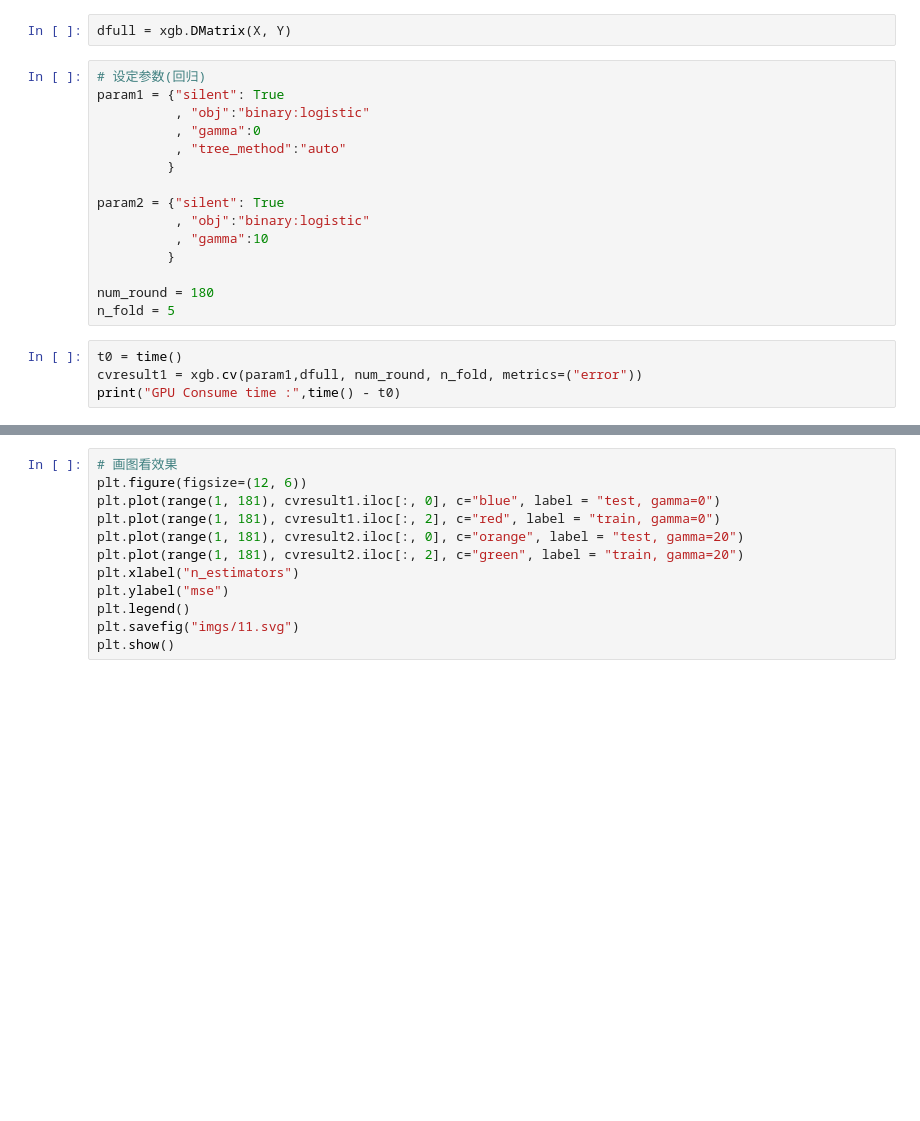
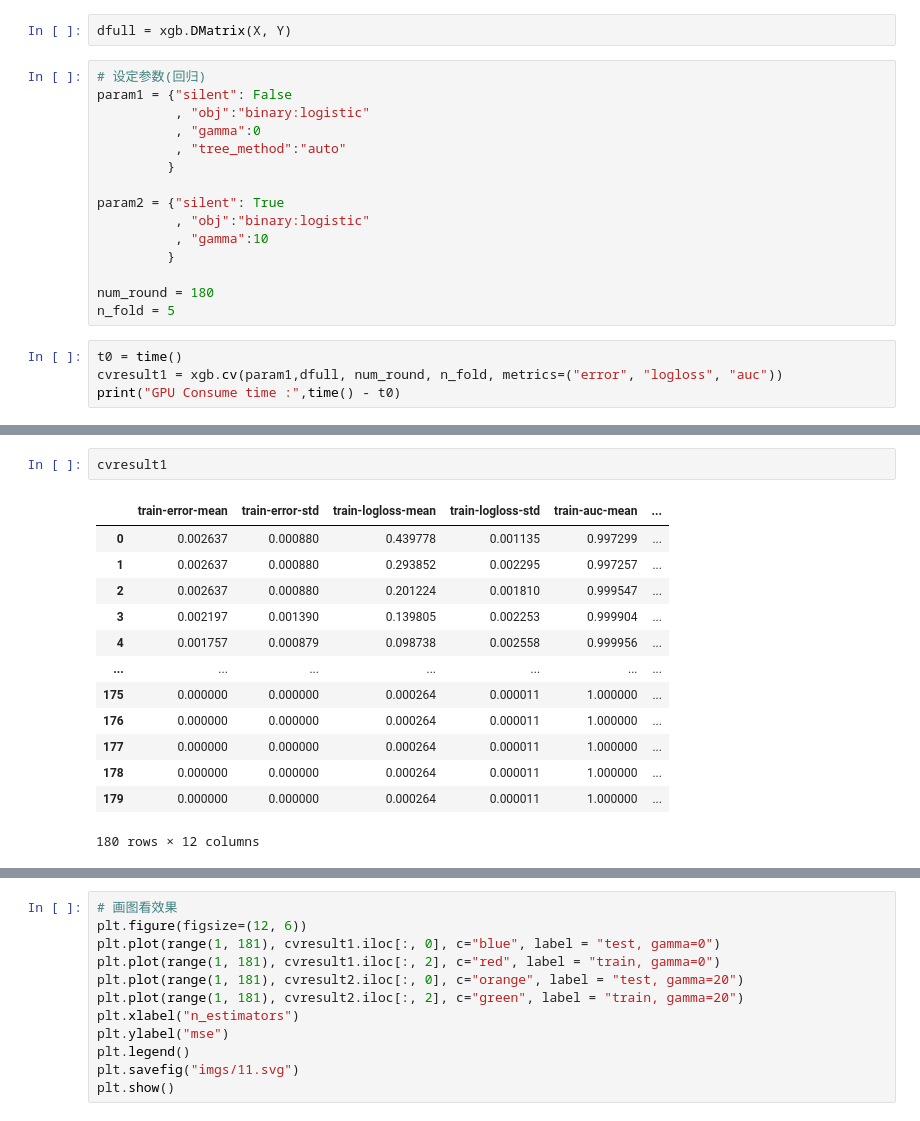
Before and after one commit to Gavince/Sklearn-Machine, a Jupyter notebook: Xgboost/γ值调节.ipynb, the cells around one changed output, grey strips where cells are left out. Cells and saved outputs as stored; diff of their text form; blank space fills up the shorter version.

```diff
--- a/Xgboost/γ值调节.ipynb
+++ b/Xgboost/γ值调节.ipynb
@@ -19,7 +20,7 @@ X.shape
 dfull = xgb.DMatrix(X, Y)
 # %%
 # 设定参数(回归)
-param1 = {"silent": True
+param1 = {"silent": False
           , "obj":"binary:logistic"
           , "gamma":0
           , "tree_method":"auto"
@@ -34,6 +35,6 @@ num_round = 180
 n_fold = 5
 # %%
 t0 = time()
-cvresult1 = xgb.cv(param1,dfull, num_round, n_fold, metrics=("error"))
+cvresult1 = xgb.cv(param1,dfull, num_round, n_fold, metrics=("error", "logloss", "auc"))
 print("GPU Consume time :",time() - t0)
 # %% [output]
@@ -41,3 +58,19 @@ GPU Consume time : 0.671069860458374
+# %%
+cvresult1
+# %% [output]
+|  | train-error-mean | train-error-std | train-logloss-mean | train-logloss-std | train-auc-mean | ... |
+| 0 | 0.002637 | 0.000880 | 0.439778 | 0.001135 | 0.997299 | ... |
+| 1 | 0.002637 | 0.000880 | 0.293852 | 0.002295 | 0.997257 | ... |
+| 2 | 0.002637 | 0.000880 | 0.201224 | 0.001810 | 0.999547 | ... |
+| 3 | 0.002197 | 0.001390 | 0.139805 | 0.002253 | 0.999904 | ... |
+| 4 | 0.001757 | 0.000879 | 0.098738 | 0.002558 | 0.999956 | ... |
+| ... | ... | ... | ... | ... | ... | ... |
+| 175 | 0.000000 | 0.000000 | 0.000264 | 0.000011 | 1.000000 | ... |
+| 176 | 0.000000 | 0.000000 | 0.000264 | 0.000011 | 1.000000 | ... |
+| 177 | 0.000000 | 0.000000 | 0.000264 | 0.000011 | 1.000000 | ... |
+| 178 | 0.000000 | 0.000000 | 0.000264 | 0.000011 | 1.000000 | ... |
+| 179 | 0.000000 | 0.000000 | 0.000264 | 0.000011 | 1.000000 | ... |
+180 rows × 12 columns
 # %%
 t1 = time()
 cvresult2 = xgb.cv(param2,dfull, num_round, n_fold, metrics=("error"))
```
Also changed, not shown: parts of 5 cells of this notebook, 4 other files.
